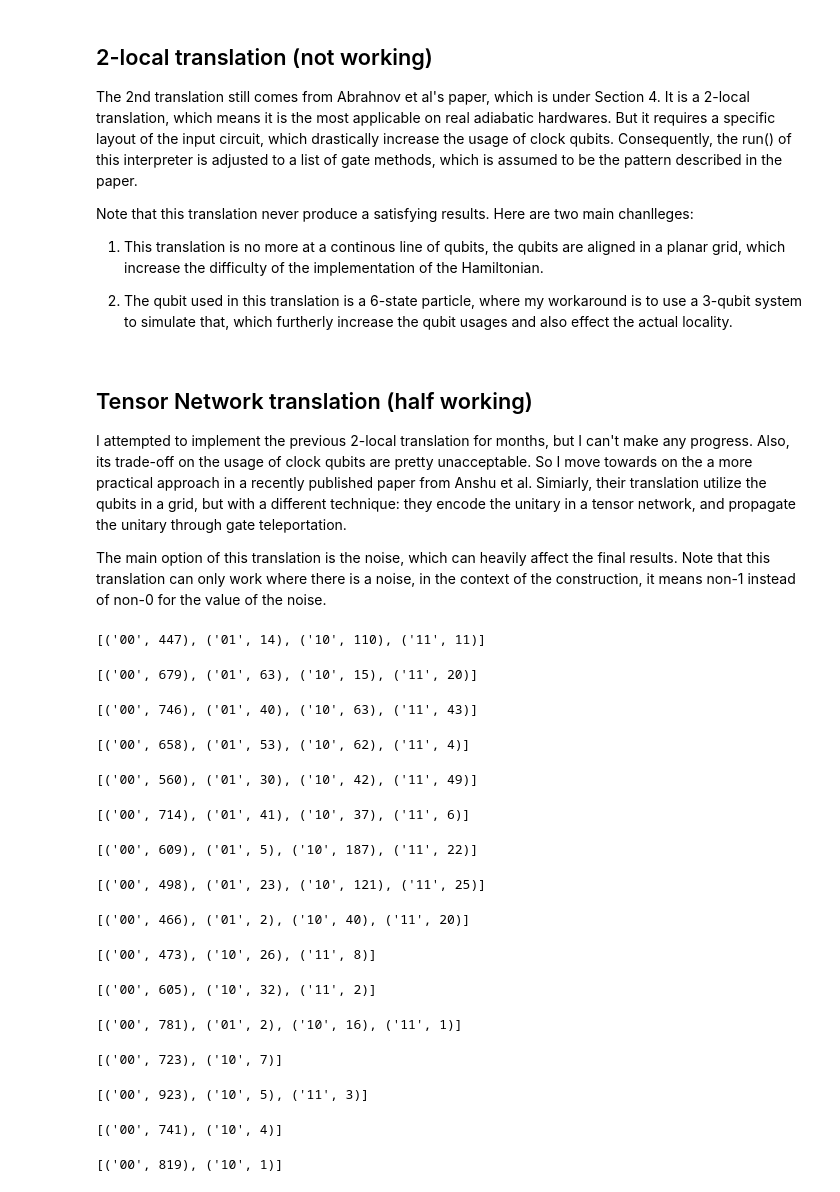
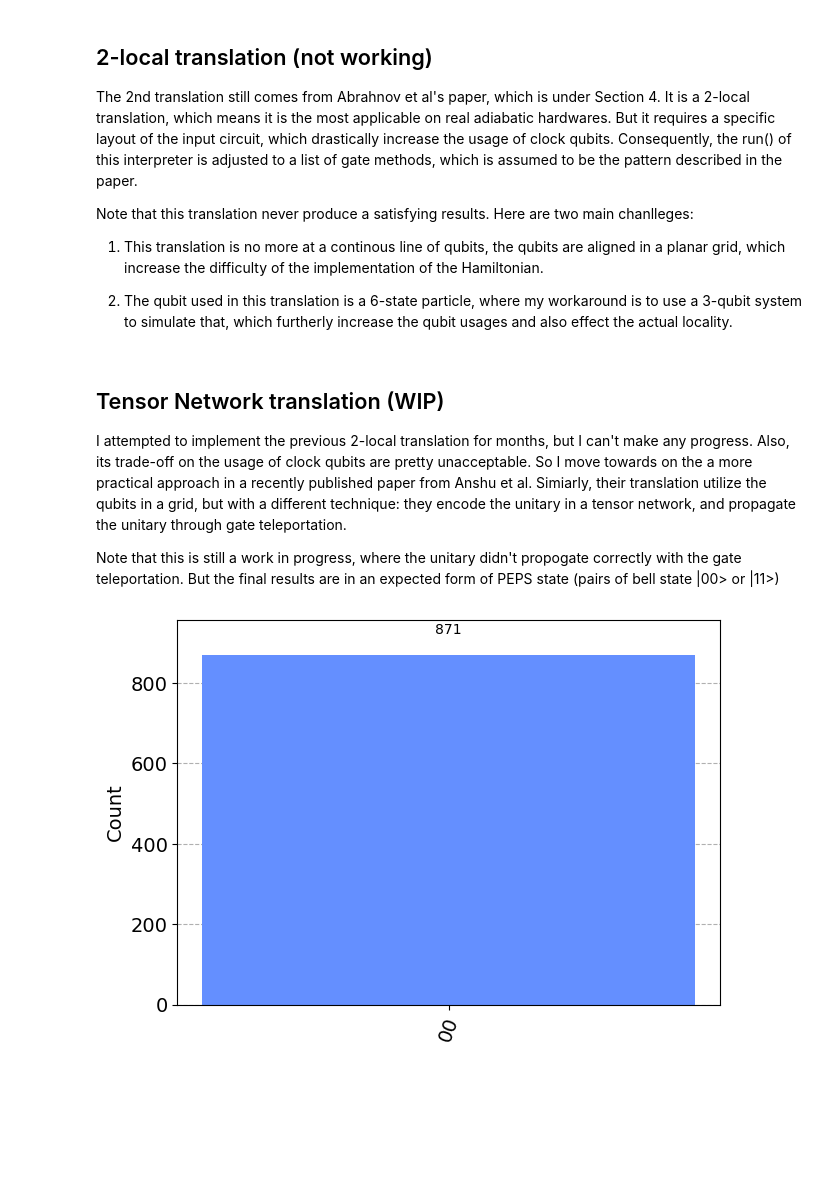
Before and after one commit to lbai-lab/adiabatic_compiler, a Jupyter notebook: docs/source/tutorial/get_started.ipynb, the cells around one changed output. Saved outputs shown, nothing was run; the diff lists cells and outputs as text; code cells hidden in the pictures; blank space fills up the shorter version.

```diff
--- a/docs/source/tutorial/get_started.ipynb
+++ b/docs/source/tutorial/get_started.ipynb
@@ -81,38 +81,14 @@ from qiskit.circuit.library.standard_gates import *
 # but if it is an identity gate in the propgation, then include it
 # PlanarClockInterpreter().run([[HGate, CXGate]])
 # %% [markdown]
-## Tensor Network translation (half working)
+## Tensor Network translation (WIP)
 
 I attempted to implement the previous 2-local translation for months, but I can't make any progress. Also, its trade-off on the usage of clock qubits are pretty unacceptable. So I move towards on the a more practical approach in a recently published paper from Anshu et al. Simiarly, their translation utilize the qubits in a grid, but with a different technique: they encode the unitary in a tensor network, and propagate the unitary through gate teleportation.
 
-The main option of this translation is the noise, which can heavily affect the final results. Note that this translation can only work where there is a noise, in the context of the construction, it means non-1 instead of non-0 for the value of the noise.
+Note that this is still a work in progress, where the unitary didn't propogate correctly with the gate teleportation. But the final results are in an expected form of PEPS state (pairs of bell state |00> or |11>)
 # %%
 from interpreter.tensor import TensorInterpreter
 
-qc = QuantumCircuit(2)
-qc.x([0])
-for noise in range(2, 10):
-    print(sorted(TensorInterpreter(noise).run(qc).items()))
+plot_histogram(TensorInterpreter().run(qc))
 # %% [output]
-[('00', 447), ('01', 14), ('10', 110), ('11', 11)]
-[('00', 679), ('01', 63), ('10', 15), ('11', 20)]
-[('00', 746), ('01', 40), ('10', 63), ('11', 43)]
-[('00', 658), ('01', 53), ('10', 62), ('11', 4)]
-[('00', 560), ('01', 30), ('10', 42), ('11', 49)]
-[('00', 714), ('01', 41), ('10', 37), ('11', 6)]
-[('00', 609), ('01', 5), ('10', 187), ('11', 22)]
-[('00', 498), ('01', 23), ('10', 121), ('11', 25)]
+[figure, added]
-# %%
-qc = QuantumCircuit(2)
-qc.x([1])
-for noise in range(2, 10):
-    print(sorted(TensorInterpreter(noise).run(qc).items()))
-# %% [output]
-[('00', 466), ('01', 2), ('10', 40), ('11', 20)]
-[('00', 473), ('10', 26), ('11', 8)]
-[('00', 605), ('10', 32), ('11', 2)]
-[('00', 781), ('01', 2), ('10', 16), ('11', 1)]
-[('00', 723), ('10', 7)]
-[('00', 923), ('10', 5), ('11', 3)]
-[('00', 741), ('10', 4)]
-[('00', 819), ('10', 1)]
```
Also changed, not shown: parts of 3 cells of this notebook, 6 other files.
